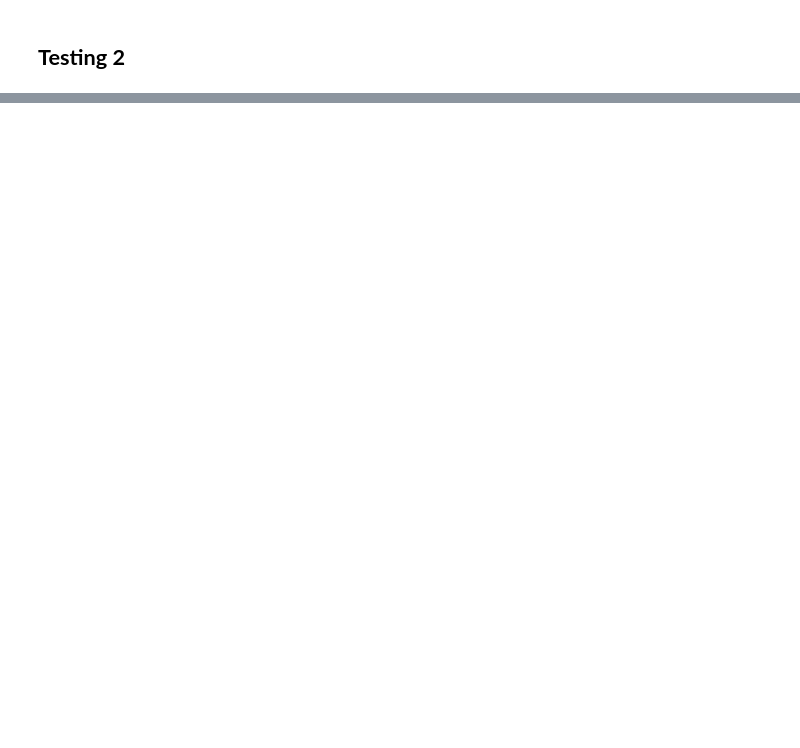
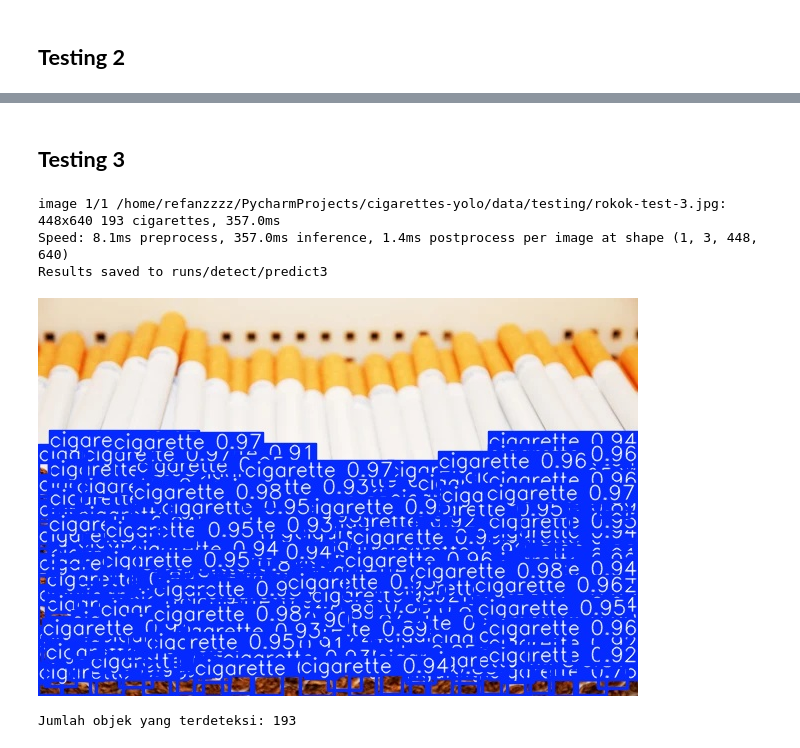
Before and after one commit to Refanz/simple-counting-model-yolo, a Jupyter notebook: notebook.ipynb, the cells around one changed output, grey strips where cells are left out. Cells and saved outputs as stored; diff of their text form; code cells hidden in the pictures; blank space fills up the shorter version.

```diff
--- a/notebook.ipynb
+++ b/notebook.ipynb
@@ -132,0 +220,16 @@ Results saved to runs/detect/predict2
+# %% [markdown]
+## **Testing 3**
+# %%
+image_test = 'data/testing/rokok-test-3.jpg'
+results_3 = model.predict(image_test, conf=0.5, save=True)
+
+Image(check_predict_result(results_3))
+# %% [output]
+image 1/1 /home/refanzzzz/PycharmProjects/cigarettes-yolo/data/testing/rokok-test-3.jpg: 448x640 193 cigarettes, 357.0ms
+Speed: 8.1ms preprocess, 357.0ms inference, 1.4ms postprocess per image at shape (1, 3, 448, 640)
+Results saved to runs/detect/predict3
+[figure, added]
+# %%
+check_count_detected_objects(results_3)
+# %% [output]
+Jumlah objek yang terdeteksi: 193
```
Also changed, not shown: parts of 16 cells of this notebook, 9 other files.
